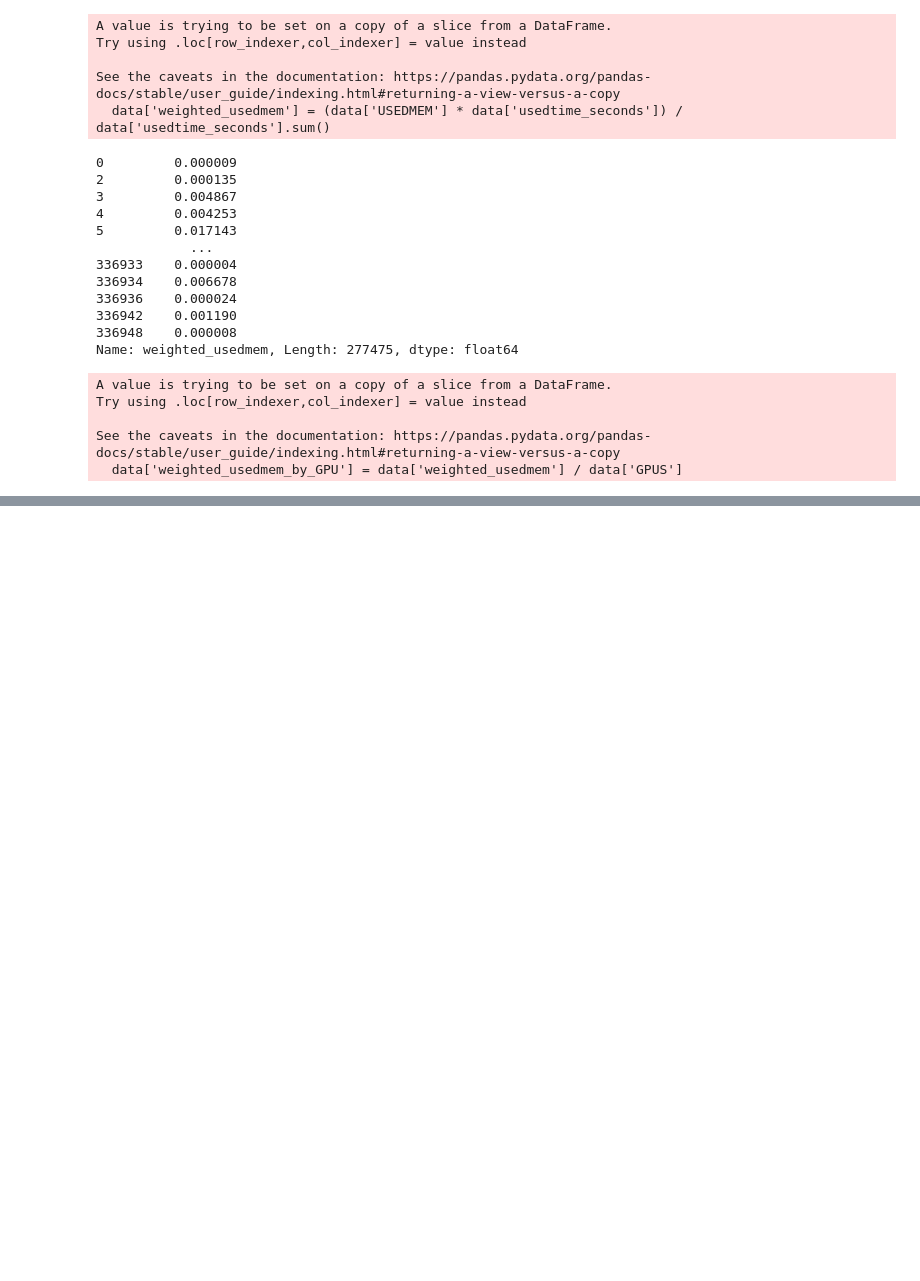
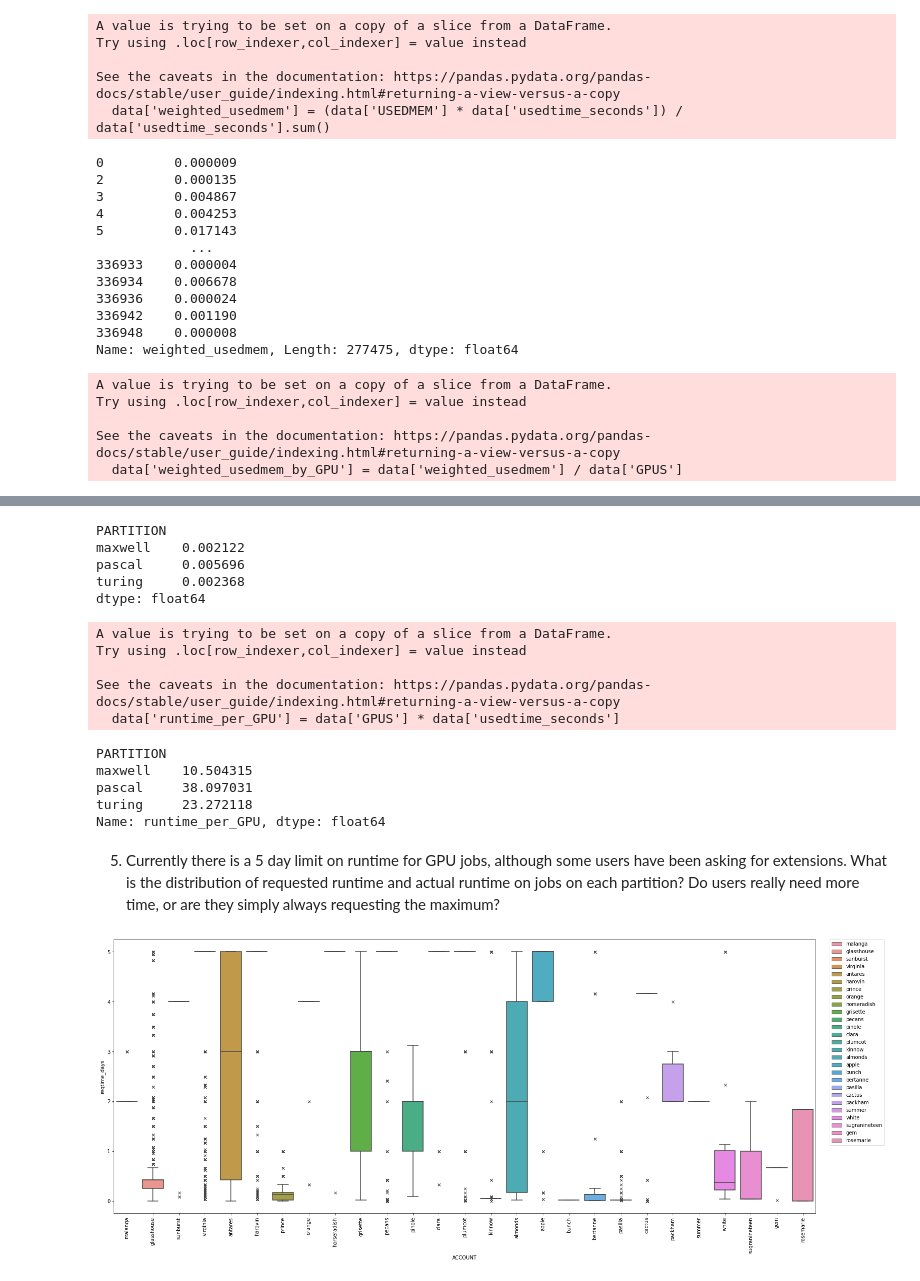
Before and after one commit to nss-data-science-cohort-6/accre_project-malted_milk_balls, a Jupyter notebook: ACCRE_EDA_Project_MM_Branch.ipynb, the cells around one changed output, grey strips where cells are left out. Cells and saved outputs as stored; diff of their text form; code cells hidden in the pictures; blank space fills up the shorter version.

Commit message:
question 2-5 and data visualizations

```diff
--- a/ACCRE_EDA_Project_MM_Branch.ipynb
+++ b/ACCRE_EDA_Project_MM_Branch.ipynb
@@ -90,0 +76,6 @@ See the caveats in the documentation: https://pandas.pydata.org/pandas-docs/stab
+# %%
+data['usedtime_seconds'] = usedtime_seconds
+data['reqtime_seconds'] = reqtime_seconds
+data['reqtime_days'] = data['reqtime_seconds'] / 86400
+data['usedtime_days'] = data['usedtime_seconds'] / 86400
+data.head()
@@ -144,0 +168,3 @@ maxwell_data
+# %%
+data['runtime_weighted-GPUS'] = (data['GPUS'] * data['usedtime_seconds']) / data['usedtime_seconds'].sum()
+data.head()
@@ -144,0 +187,36 @@ maxwell_data
+# %%
+data_RoCE = data[data['GPUS'] > 4]
+data_RoCE_pivoted = data_RoCE.pivot(values = 'GPUS', columns = 'PARTITION')
+(data_RoCE_pivoted.notna().sum() / [len(maxwell), len(pascal), len(turing)])
+# %% [output]
+PARTITION
+maxwell    0.002122
+pascal     0.005696
+turing     0.002368
+dtype: float64
+# %%
+data['runtime_per_GPU'] = data['GPUS'] * data['usedtime_seconds']
+# %% [output]
+A value is trying to be set on a copy of a slice from a DataFrame.
+Try using .loc[row_indexer,col_indexer] = value instead
+
+See the caveats in the documentation: https://pandas.pydata.org/pandas-docs/stable/user_guide/indexing.html#returning-a-view-versus-a-copy
+  data['runtime_per_GPU'] = data['GPUS'] * data['usedtime_seconds']
+# %%
+(data.groupby('PARTITION')['runtime_per_GPU'].sum() / 60 / 60 / 24 / 365)
+# %% [output]
+PARTITION
+maxwell    10.504315
+pascal     38.097031
+turing     23.272118
+Name: runtime_per_GPU, dtype: float64
+# %% [markdown]
+5. Currently there is a 5 day limit on runtime for GPU jobs, although some users have been asking for extensions. What is the distribution of requested runtime and actual runtime on jobs on each partition? Do users really need more time, or are they simply always requesting the maximum?
+# %%
+a4_dims = (25, 10)
+fig, ax = plt.subplots(figsize=a4_dims)
+sns.boxplot(data=data, x = 'ACCOUNT', y="reqtime_days", flierprops={"marker": "x"}, hue = 'ACCOUNT', dodge = False, width = 0.8)
+plt.legend(bbox_to_anchor=(1.02, 1), loc='upper left', borderaxespad=0)
+plt.xticks(rotation = 90);
+# %% [output]
+[figure, added]
```
Also changed, not shown: parts of 10 cells of this notebook.
